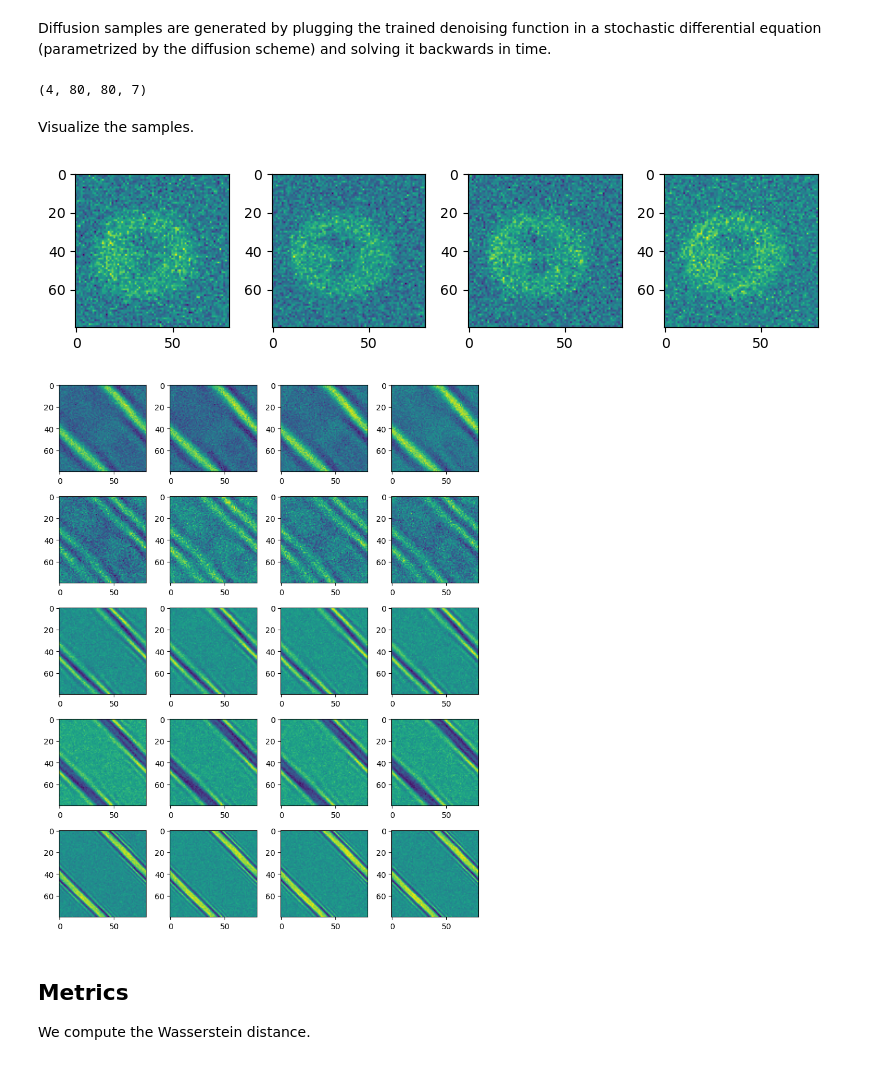
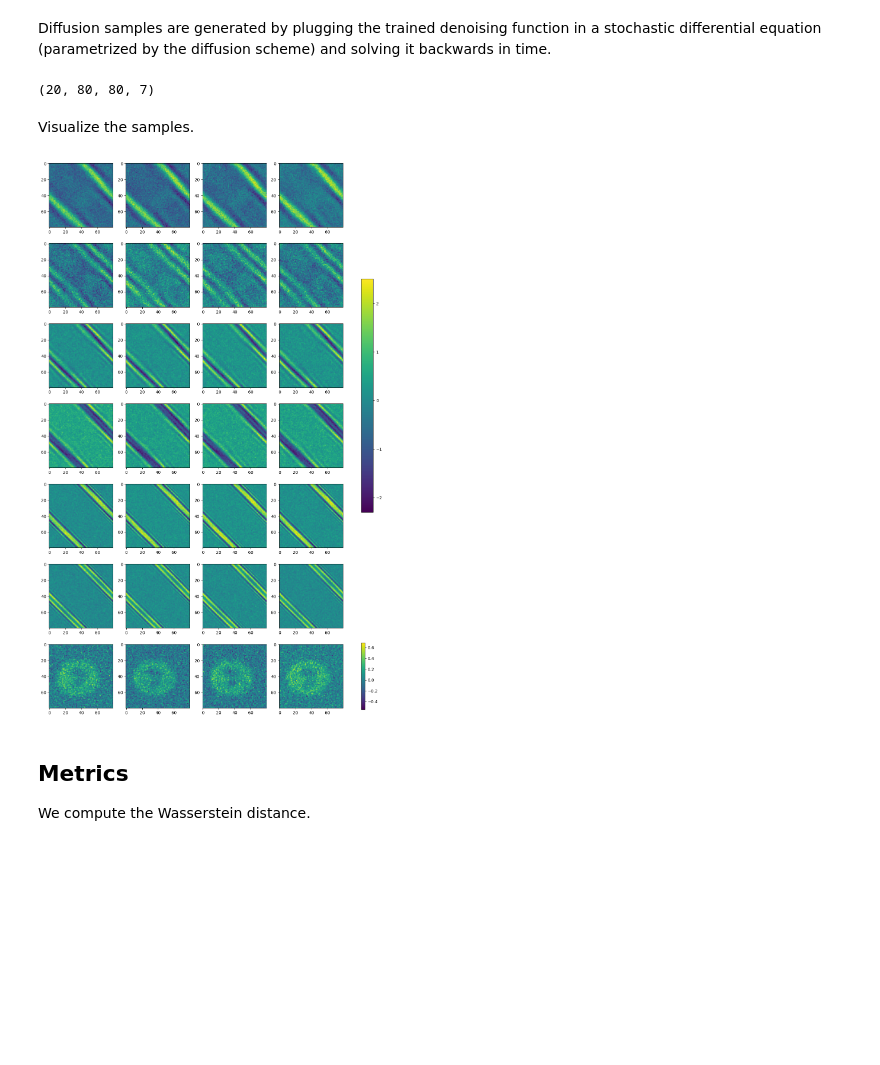
Before and after one commit to maguerrap/Inverse_Scattering, a Jupyter notebook: Notebooks/guided_diffusion_joint.ipynb, the cells around one changed output. Saved outputs shown, nothing was run; the diff lists cells and outputs as text; code cells hidden in the pictures; blank space fills up the shorter version.

```diff
--- a/Notebooks/guided_diffusion_joint.ipynb
+++ b/Notebooks/guided_diffusion_joint.ipynb
@@ -265,46 +268,38 @@ sampler = dfn_lib.SdeSampler(
 # repeatedly called.
 generate = jax.jit(sampler.generate, static_argnames=('num_samples',))
 # %%
-num_samples = 4
+num_samples = 20
 samples = generate(
     rng=jax.random.PRNGKey(8888), num_samples=num_samples
 )
 # %%
 samples.shape
 # %% [output]
-(4, 80, 80, 7)
+(20, 80, 80, 7)
 # %%
-samples_denorm = np.zeros((4, 80, 80, 7))
-for i in range(4):
+samples_denorm = np.zeros((num_samples, 80, 80, 7))
+for i in range(num_samples):
     samples_denorm[i,:,:,:] = samples[i,:,:,:] + np.mean(scatter_eta_re_train,axis=0)
 # %% [markdown]
 Visualize the samples.
 # %%
 # Plot generated samples
 #vmin, vmax = -3, 3
 
 # Plot generated samples #eta
-fig, ax = plt.subplots(1, 4, figsize=(8, 2))
+fig, ax = plt.subplots(7, 4, figsize=(16, 24))
+for j in range(6):
+    for i in range(4):
+        im = ax[j,i].imshow(samples_denorm[i, :, :, j])#, vmin=vmin, vmax=vmax)
+fig.colorbar(im, ax=ax[:6,:], shrink=0.5, location="right")
 for i in range(4):
-    im = ax[i].imshow(samples_denorm[i, :, :, 6])#, vmin=vmin, vmax=vmax)
-
-plt.tight_layout()
-plt.show()
+    im = ax[6,i].imshow(samples_denorm[i, :, :, 6])
+fig.colorbar(im, ax=ax[6,:], location="right")
+#plt.tight_layout()
+plt.savefig('joint_shepp_logan_freq_2.5_5_10.png')
+#plt.show()
 # %% [output]
-[figure, old version]
+[figure, new version]
-# %%
-# Plot generated samples
-#vmin, vmax = -3, 3
-
-# Plot generated samples #Lambda
-fig, ax = plt.subplots(5, 4, figsize=(8, 10))
-for j in range(5):
-    for i in range(4):
-        im = ax[j,i].imshow(samples_denorm[i, :, :, j])#, vmin=vmin, vmax=vmax)
-plt.tight_layout()
-plt.show()
-# %% [output]
-[figure, removed]
 # %% [markdown]
 ## Metrics
 
```
Also changed, not shown: parts of 9 cells of this notebook, 1 other file.
